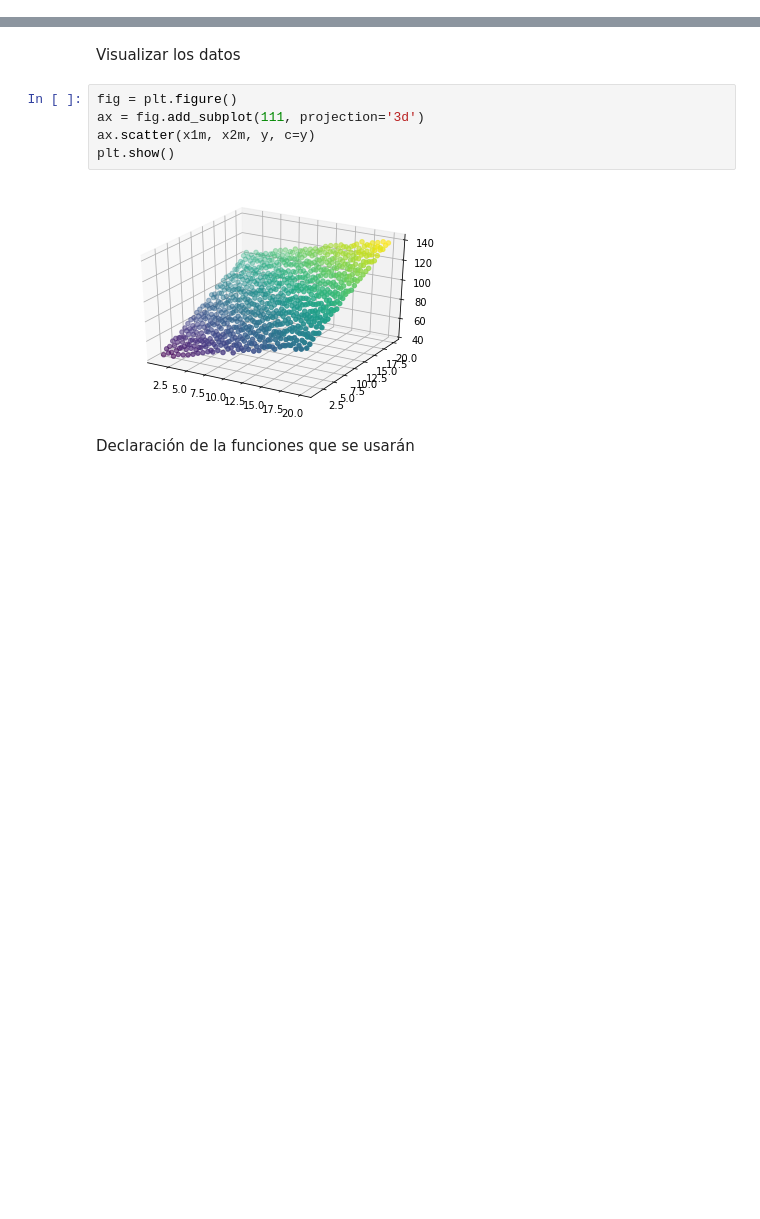
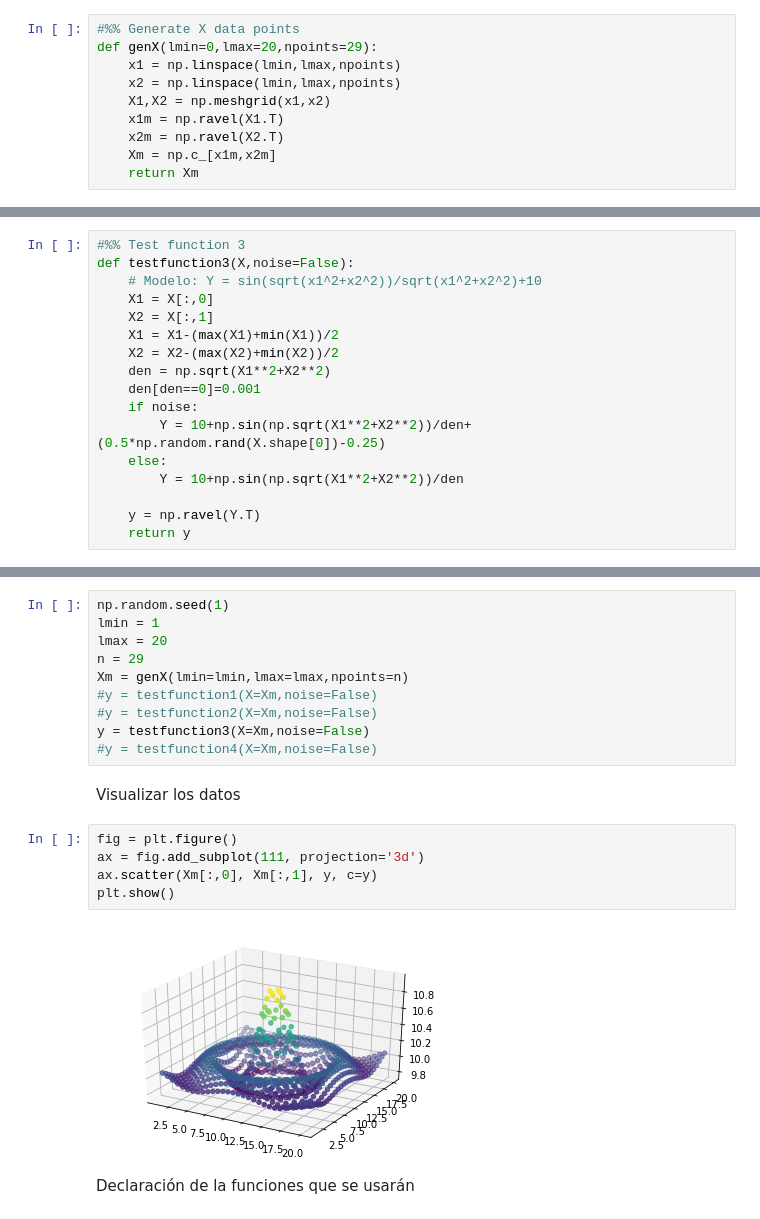
Before and after one commit to agui197/Proyecto-Mape, a Jupyter notebook: Minimización MAPE.ipynb, the cells around one changed output, grey strips where cells are left out. Saved outputs shown, nothing was run; the diff lists cells and outputs as text; blank space fills up the shorter version.

Commit message:
Tests Functions
Se incorporó la evaluación de 4 funciones de prueba para poder evaluar los cuatro algoritmos.

```diff
--- a/Minimización MAPE.ipynb
+++ b/Minimización MAPE.ipynb
@@ -10,2 +10,12 @@ from sklearn.metrics.pairwise import linear_kernel
 import cvxpy as cp #https://www.cvxpy.org/
 from sklearn.metrics import mean_squared_error
+# %%
+#%% Generate X data points
+def genX(lmin=0,lmax=20,npoints=29):
+    x1 = np.linspace(lmin,lmax,npoints)
+    x2 = np.linspace(lmin,lmax,npoints)
+    X1,X2 = np.meshgrid(x1,x2)
+    x1m = np.ravel(X1.T)
+    x2m = np.ravel(X2.T)
+    Xm = np.c_[x1m,x2m]
+    return Xm
@@ -11,0 +50,17 @@ from sklearn.metrics import mean_squared_error
+# %%
+#%% Test function 3
+def testfunction3(X,noise=False):
+    # Modelo: Y = sin(sqrt(x1^2+x2^2))/sqrt(x1^2+x2^2)+10
+    X1 = X[:,0]
+    X2 = X[:,1]
+    X1 = X1-(max(X1)+min(X1))/2
+    X2 = X2-(max(X2)+min(X2))/2
+    den = np.sqrt(X1**2+X2**2)
+    den[den==0]=0.001
+    if noise:
+        Y = 10+np.sin(np.sqrt(X1**2+X2**2))/den+(0.5*np.random.rand(X.shape[0])-0.25)
+    else:
+        Y = 10+np.sin(np.sqrt(X1**2+X2**2))/den
+
+    y = np.ravel(Y.T)
+    return y
@@ -26,12 +84,22 @@ y = np.ravel(Y.T)
+# %%
+np.random.seed(1)
+lmin = 1
+lmax = 20
+n = 29
+Xm = genX(lmin=lmin,lmax=lmax,npoints=n)
+#y = testfunction1(X=Xm,noise=False)
+#y = testfunction2(X=Xm,noise=False)
+y = testfunction3(X=Xm,noise=False)
+#y = testfunction4(X=Xm,noise=False)
 # %% [markdown]
 Visualizar los datos
 # %%
 fig = plt.figure()
 ax = fig.add_subplot(111, projection='3d')
-ax.scatter(x1m, x2m, y, c=y)
+ax.scatter(Xm[:,0], Xm[:,1], y, c=y)
 plt.show()
 # %% [output]
-[figure, old version]
+[figure, new version]
 # %% [markdown]
 Declaración de la funciones que se usarán
 # %%
```
Also changed, not shown: parts of 16 cells of this notebook, 2 other files.
